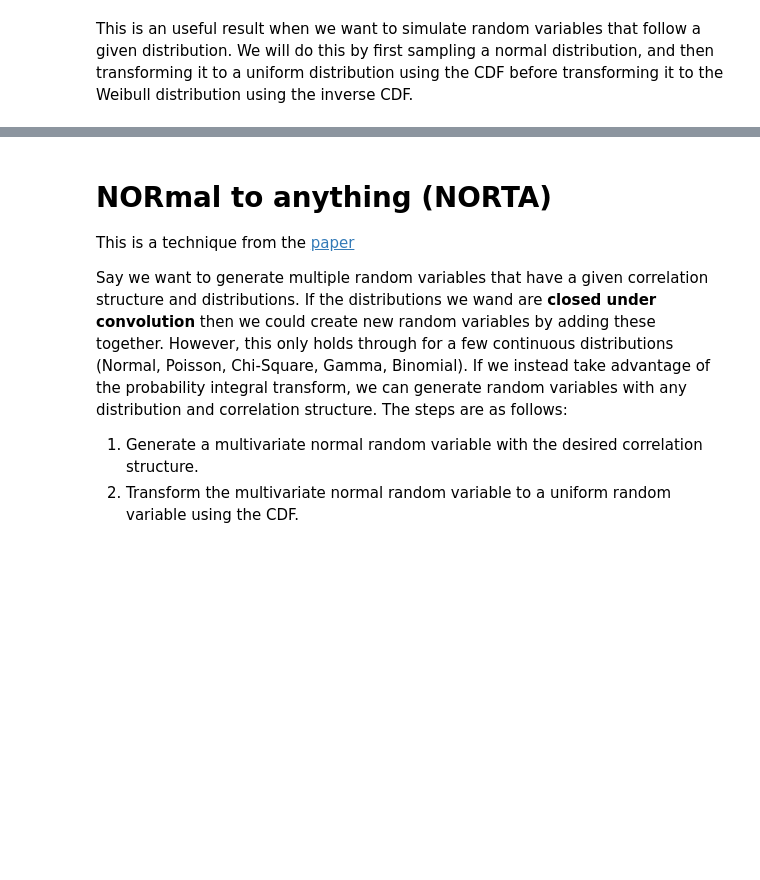
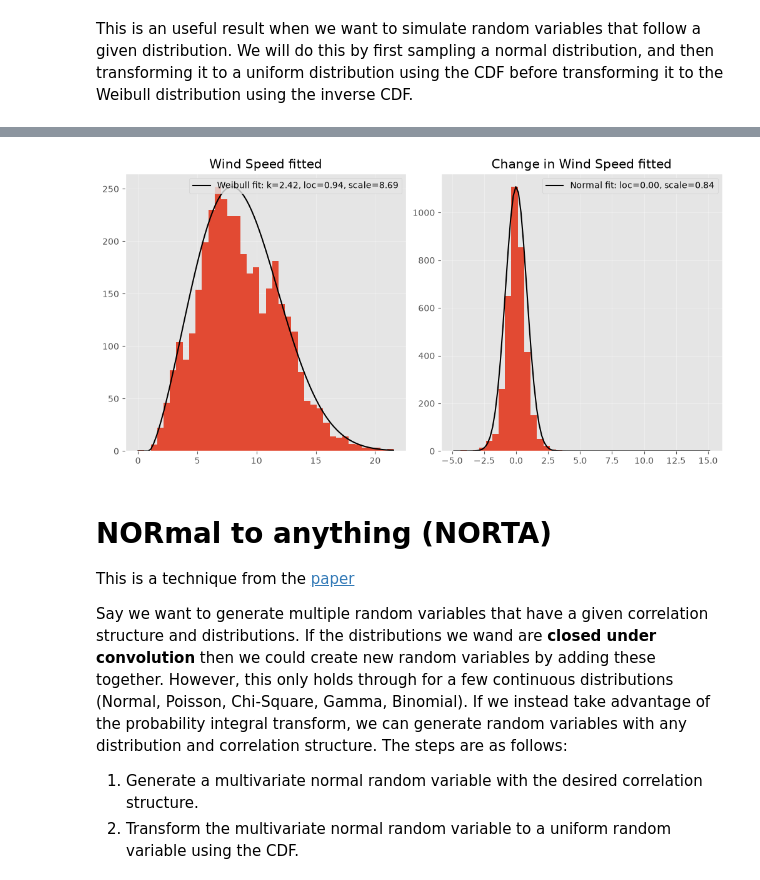
Before and after one commit to doctrino/meditatio, a Jupyter notebook: statistics/simulation.ipynb, the cells around one changed output, grey strips where cells are left out. Cells and saved outputs as stored; diff of their text form; code cells hidden in the pictures; blank space fills up the shorter version.

Commit message:
docs: simulated wind speed

```diff
--- a/statistics/simulation.ipynb
+++ b/statistics/simulation.ipynb
@@ -73,3 +80,40 @@ axes[2].legend();
+# %%
+# To get the change in wind speed distribution, we will need to account for the gaps in the data.
+sampling_period = timedelta(seconds=10*60)
+sampling_rate = 1 / sampling_period.total_seconds()
+gaps = df.index.to_series().diff() > sampling_period
+chunk_id = gaps.cumsum()
+
+chunks = [chunk for _, chunk in df.groupby(chunk_id)]
+# %%
+df_diff = pd.concat([(pd.concat([chunk, -1*chunk.diff(periods=-1)], axis=1).dropna()) for chunk in chunks], axis=0)
+df_diff.columns = ['wind_speed', 'wind_speed_diff']
+wind_speed, wind_speed_diff = df_diff['wind_speed'], df_diff['wind_speed_diff']
+# %%
+kappa, loc, scale = stats.weibull_min.fit(wind_speed.values)
+x_weibull = np.linspace(wind_speed.values.min(), wind_speed.values.max(), 100)
+pdf = stats.weibull_min.pdf(x_weibull, c=kappa, loc=loc, scale=scale)
+
+loc_diff, scale_diff = stats.norm.fit(wind_speed_diff.values)
+x_normal = np.linspace(wind_speed_diff.values.min(),wind_speed_diff.values.max(), 100)
+pdf_diff = stats.norm.pdf(x_normal, loc=loc_diff, scale=scale_diff)
+
+fig, axes = plt.subplots(ncols=2, figsize=(10, 5), constrained_layout=True)
+bins = 40
+pdf *= pd.cut(wind_speed, bins=bins).value_counts().max()/np.max(pdf)
+
+axes[0].hist(wind_speed, bins=bins)
+axes[0].plot(x_weibull, pdf, color='black', label=f'Weibull fit: k={kappa:.2f}, loc={loc:.2f}, scale={scale:.2f}')
+axes[0].set_title("Wind Speed fitted", color='black')
+axes[0].legend()
+
+axes[1].hist(wind_speed_diff, bins=bins)
+pdf_diff *= pd.cut(wind_speed_diff, bins=bins).value_counts().max()/np.max(pdf_diff)
+axes[1].plot(x_normal, pdf_diff, color='black', label=f'Normal fit: loc={loc_diff:.2f}, scale={scale_diff:.2f}');
+axes[1].set_title("Change in Wind Speed fitted", color='black')
+axes[1].legend();
+# %% [output]
+[figure, added]
 # %% [markdown]
 # NORmal to anything (NORTA)
 
```
Also changed, not shown: parts of 15 cells of this notebook.
